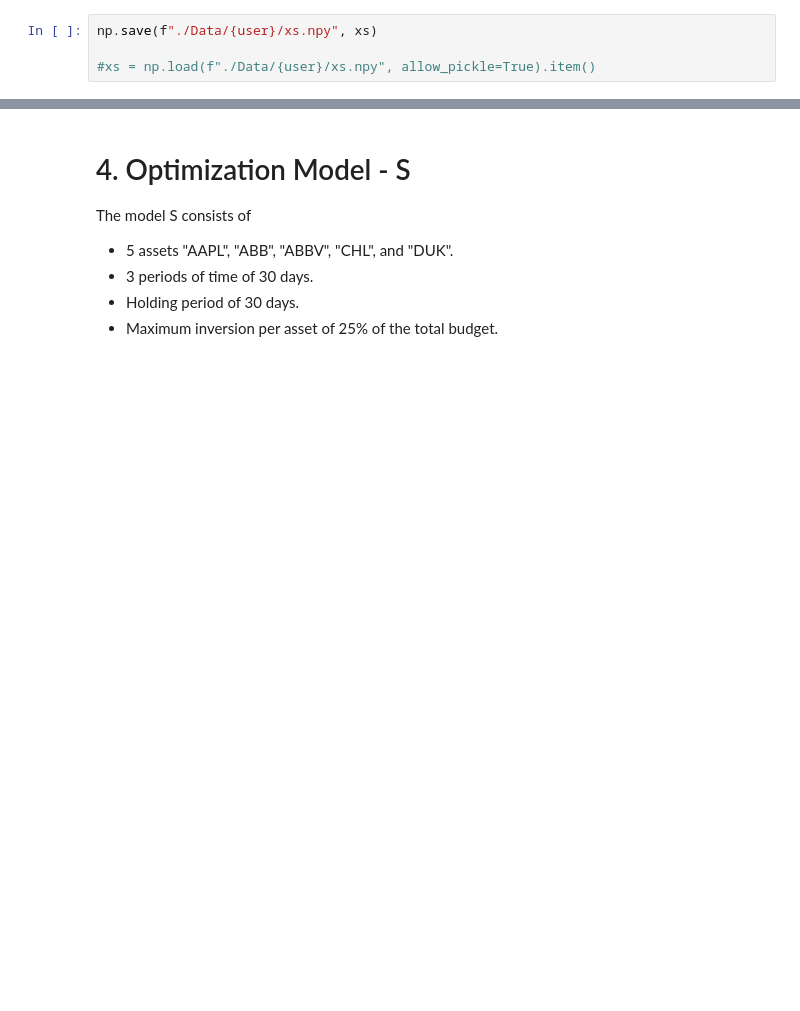
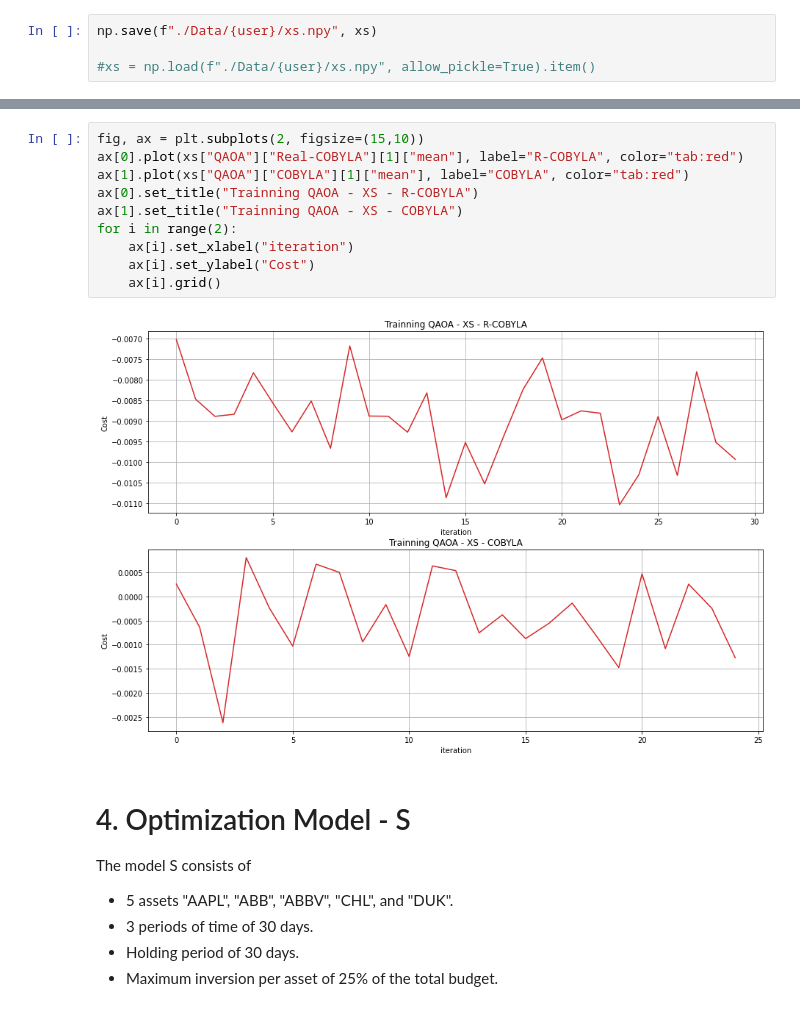
Before and after one commit to alejomonbar/Quantum-Counselor-for-Portfolio-Investment, a Jupyter notebook: Portfolio-Optimization.ipynb, the cells around one changed output, grey strips where cells are left out. Saved outputs shown, nothing was run; the diff lists cells and outputs as text; blank space fills up the shorter version.

```diff
--- a/Portfolio-Optimization.ipynb
+++ b/Portfolio-Optimization.ipynb
@@ -312,3 +293,15 @@ pd.DataFrame({"Method":["QAOA","QAOA", "VQE", "VQE", "CPLEX"],
+# %%
+fig, ax = plt.subplots(2, figsize=(15,10))
+ax[0].plot(xs["QAOA"]["Real-COBYLA"][1]["mean"], label="R-COBYLA", color="tab:red")
+ax[1].plot(xs["QAOA"]["COBYLA"][1]["mean"], label="COBYLA", color="tab:red")
+ax[0].set_title("Trainning QAOA - XS - R-COBYLA")
+ax[1].set_title("Trainning QAOA - XS - COBYLA")
+for i in range(2):
+    ax[i].set_xlabel("iteration")
+    ax[i].set_ylabel("Cost")
+    ax[i].grid()
+# %% [output]
+[figure, added]
 # %% [markdown]
 # 4. Optimization Model - S
 
```
Also changed, not shown: parts of 18 cells of this notebook, 4 other files.
